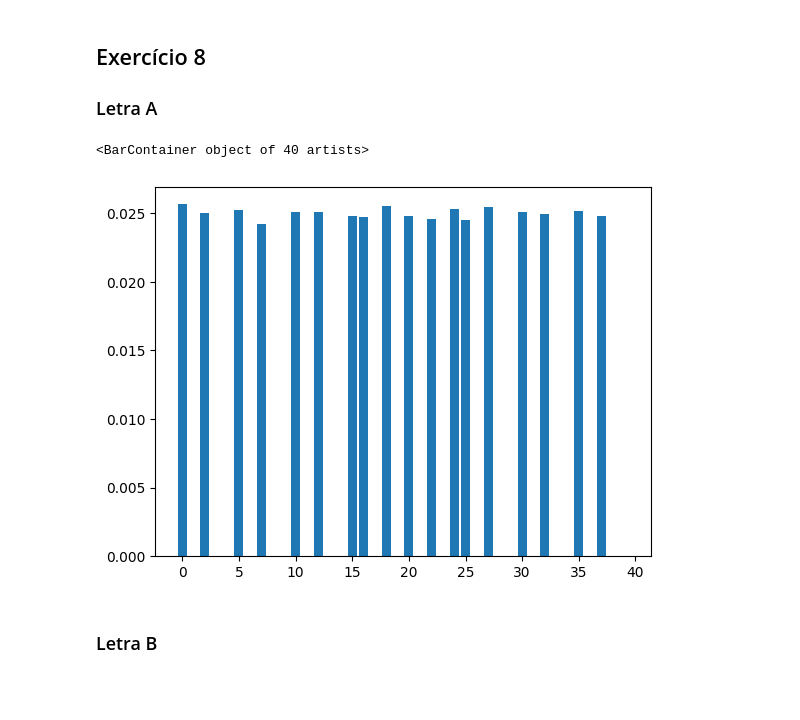
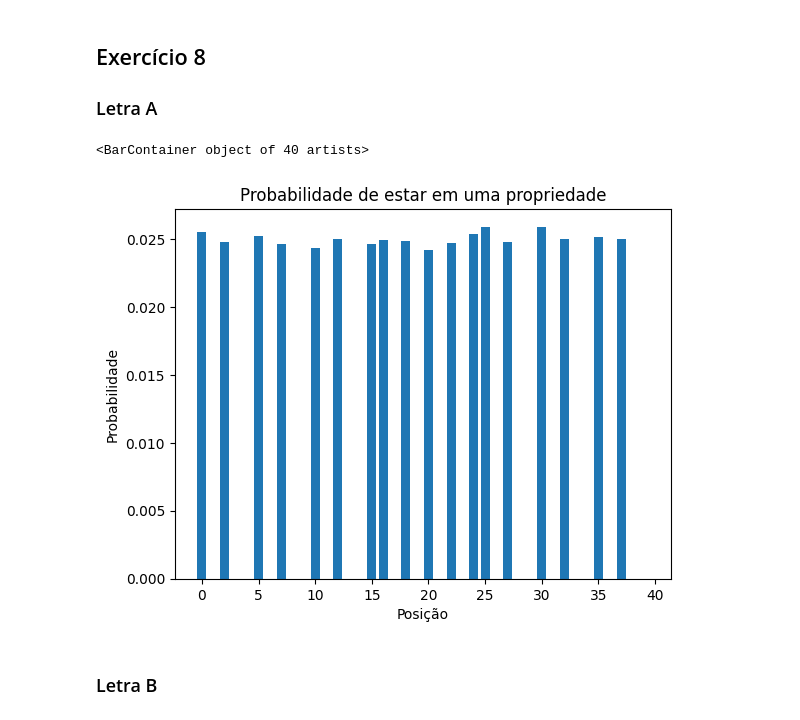
Before and after one commit to guilhermehalvescode/UFU-BCC, a Jupyter notebook: 6p/ms/listas/Lista1.ipynb, the cells around one changed output. Cells and saved outputs as stored; diff of their text form; code cells hidden in the pictures; blank space fills up the shorter version.

```diff
--- a/6p/ms/listas/Lista1.ipynb
+++ b/6p/ms/listas/Lista1.ipynb
@@ -227,8 +247,15 @@ def experiment(maxSteps = 100):
     return distance
 
 results = []
-for i in range(100):
-  results.append(experimentMeans(lambda: experiment(i), 100))
+for i in range(1000):
+  results.append(experimentMeans(lambda: experiment(i), 10))
+
+
+plt.axes().set(
+  xlabel='Número de passos',
+  ylabel='Distância média máxima',
+  title='Distância máxima do bebado em função do número de passos dados'
+)
 
 plt.plot(results)
 # %% [output]
@@ -342,32 +369,39 @@ print(experimentMeans(caminhadaAleatoriaD, 10000))
 # %%
 isProperty = [
     0, 1, 0, 1, 1, 0, 1, 0, 1, 1,
     0, 1, 0, 1, 1, 0, 0, 1, 0, 1,
     0, 1, 0, 1, 0, 0, 1, 0, 1, 1,
     0, 1, 0, 1, 1, 0, 1, 0, 1, 1
 ]
 timesVisited = [0 for _ in range(np.shape(isProperty)[0])]
 pos = 0
 timesVisited[pos] += 1
 
 for _ in range(100000):
 
     resultadoDados = np.random.randint(0, 7) + np.random.randint(0, 7)
     pos += resultadoDados
     pos %= np.shape(isProperty)[0]
     timesVisited[pos] += 1
 
 timesVisited = timesVisited / np.sum(timesVisited)
 
 
 for i in range(np.shape(isProperty)[0]):
     if isProperty[i]:
         timesVisited[i] = 0
 
+
+plt.axes().set(
+    xlabel='Posição',
+    ylabel='Probabilidade',
+    title='Probabilidade de estar em uma propriedade'
+)
+
 plt.bar(range(np.shape(isProperty)[0]), timesVisited)
 # %% [output]
 <BarContainer object of 40 artists>
-[figure, old version]
+[figure, new version]
 # %% [markdown]
 ### Letra B
 # %%
```
Also changed, not shown: parts of 7 cells of this notebook.
